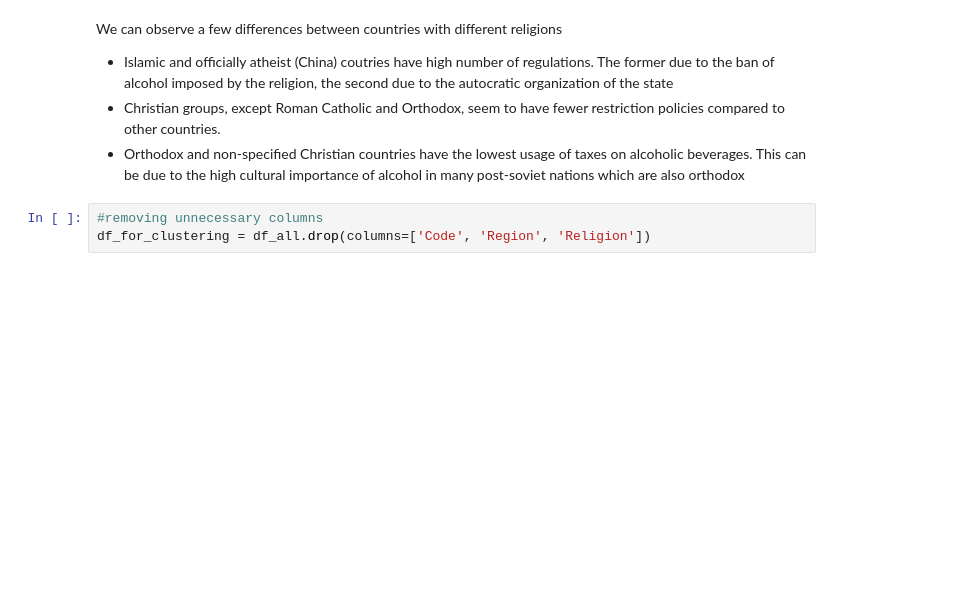
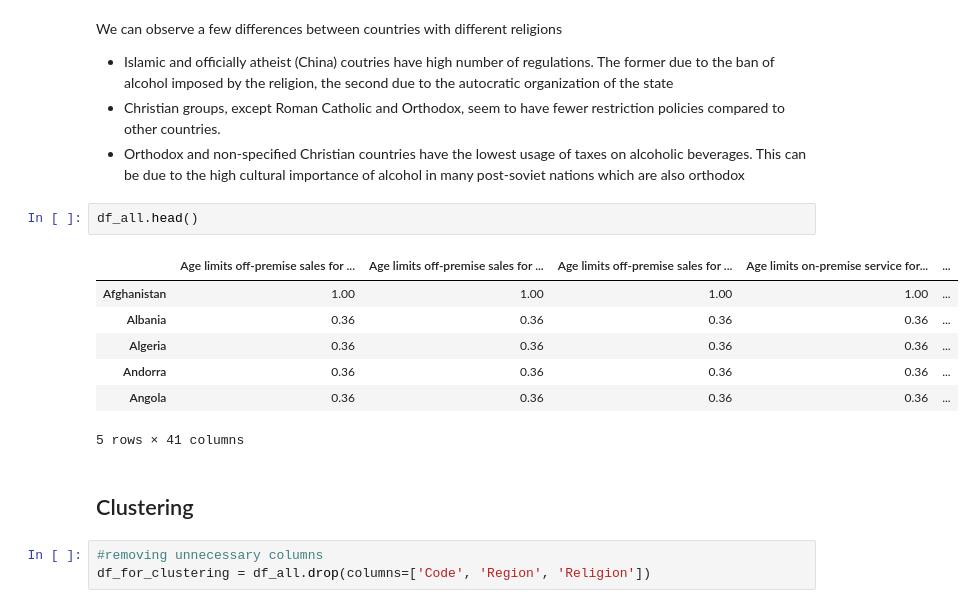
Before and after one commit to TomasTurner/Notorious_ADA_Projet_2019, a Jupyter notebook: src/Final_notebook.ipynb, the cells around one changed output. Saved outputs shown, nothing was run; the diff lists cells and outputs as text; blank space fills up the shorter version.

```diff
--- a/src/Final_notebook.ipynb
+++ b/src/Final_notebook.ipynb
@@ -682,6 +596,18 @@ We can observe a few differences between countries with different religions
 * Islamic and officially atheist (China) coutries have high number of regulations. The former due to the ban of alcohol imposed by the religion, the second due to the autocratic organization of the state
 * Christian groups, except Roman Catholic and Orthodox, seem to have fewer restriction policies compared to other countries.
 * Orthodox and non-specified Christian countries have the lowest usage of taxes on alcoholic beverages. This can be due to the high cultural importance of alcohol in many post-soviet nations which are also orthodox
+# %%
+df_all.head()
+# %% [output]
+|  | Age limits off-premise sales for ... | Age limits off-premise sales for ... | Age limits off-premise sales for ... | Age limits on-premise service for... | ... |
+| Afghanistan | 1.00 | 1.00 | 1.00 | 1.00 | ... |
+| Albania | 0.36 | 0.36 | 0.36 | 0.36 | ... |
+| Algeria | 0.36 | 0.36 | 0.36 | 0.36 | ... |
+| Andorra | 0.36 | 0.36 | 0.36 | 0.36 | ... |
+| Angola | 0.36 | 0.36 | 0.36 | 0.36 | ... |
+5 rows × 41 columns
+# %% [markdown]
+## Clustering
 # %%
 #removing unnecessary columns
 df_for_clustering = df_all.drop(columns=['Code', 'Region', 'Religion'])
```
Also changed, not shown: parts of 35 cells of this notebook, 3 other files.
